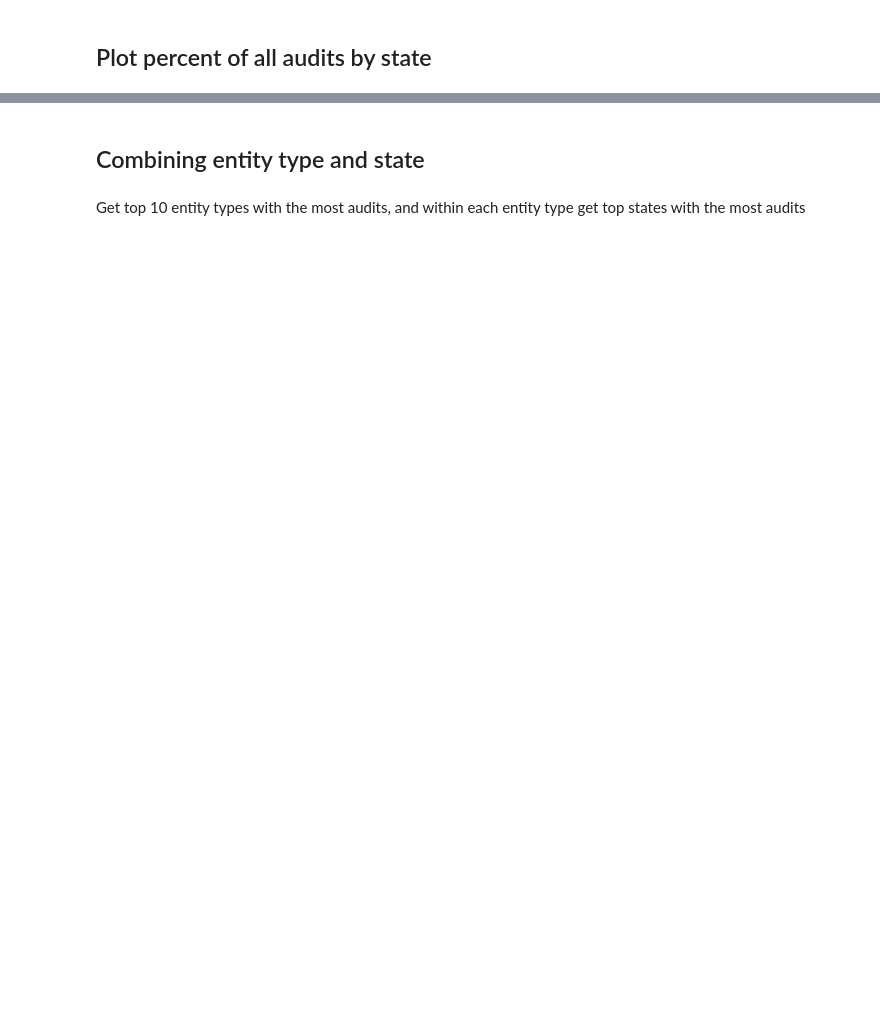
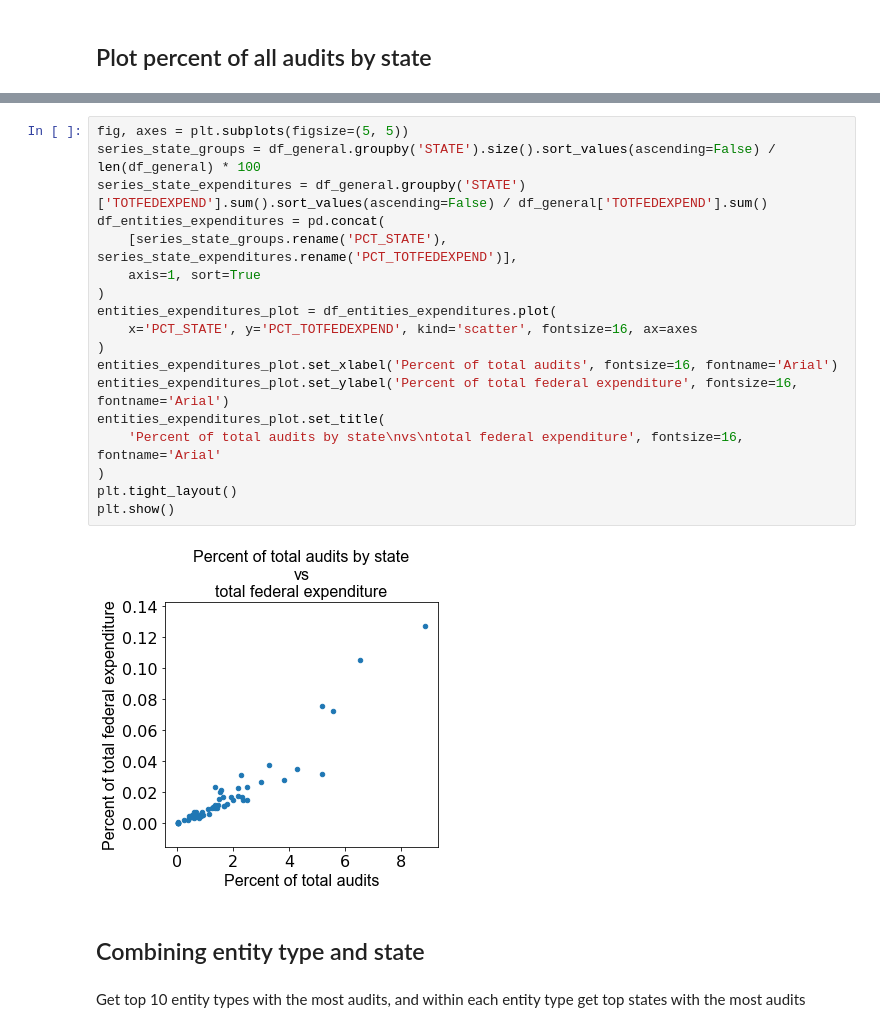
Before and after one commit to ihwang/fac, a Jupyter notebook: general_trends.ipynb, the cells around one changed output, grey strips where cells are left out. Saved outputs shown, nothing was run; the diff lists cells and outputs as text; blank space fills up the shorter version.

```diff
--- a/general_trends.ipynb
+++ b/general_trends.ipynb
@@ -90,3 +188,23 @@ print('Total number of audits:', len(df_general))
+# %%
+fig, axes = plt.subplots(figsize=(5, 5))
+series_state_groups = df_general.groupby('STATE').size().sort_values(ascending=False) / len(df_general) * 100
+series_state_expenditures = df_general.groupby('STATE')['TOTFEDEXPEND'].sum().sort_values(ascending=False) / df_general['TOTFEDEXPEND'].sum()
+df_entities_expenditures = pd.concat(
+    [series_state_groups.rename('PCT_STATE'), series_state_expenditures.rename('PCT_TOTFEDEXPEND')],
+    axis=1, sort=True
+)
+entities_expenditures_plot = df_entities_expenditures.plot(
+    x='PCT_STATE', y='PCT_TOTFEDEXPEND', kind='scatter', fontsize=16, ax=axes
+)
+entities_expenditures_plot.set_xlabel('Percent of total audits', fontsize=16, fontname='Arial')
+entities_expenditures_plot.set_ylabel('Percent of total federal expenditure', fontsize=16, fontname='Arial')
+entities_expenditures_plot.set_title(
+    'Percent of total audits by state\nvs\ntotal federal expenditure', fontsize=16, fontname='Arial'
+)
+plt.tight_layout()
+plt.show()
+# %% [output]
+[figure, added]
 # %% [markdown]
 ## Combining entity type and state
 # %% [markdown]
```
Also changed, not shown: parts of 26 cells of this notebook.
